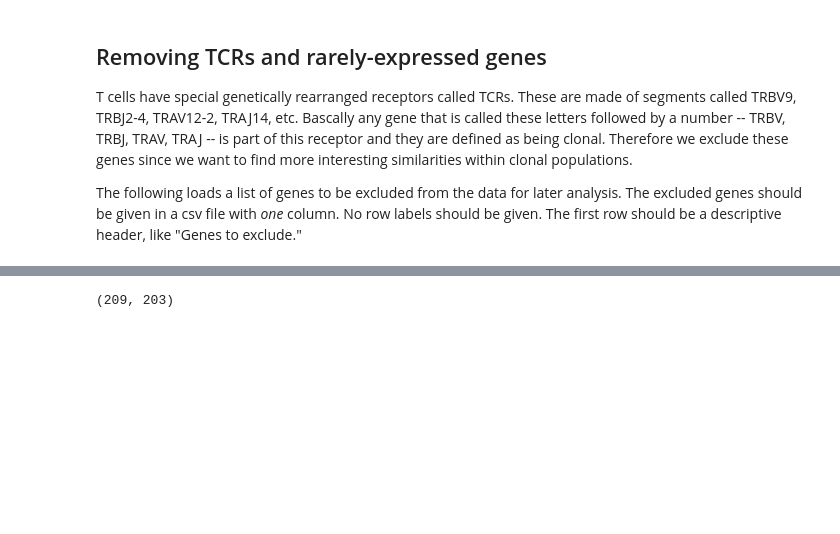
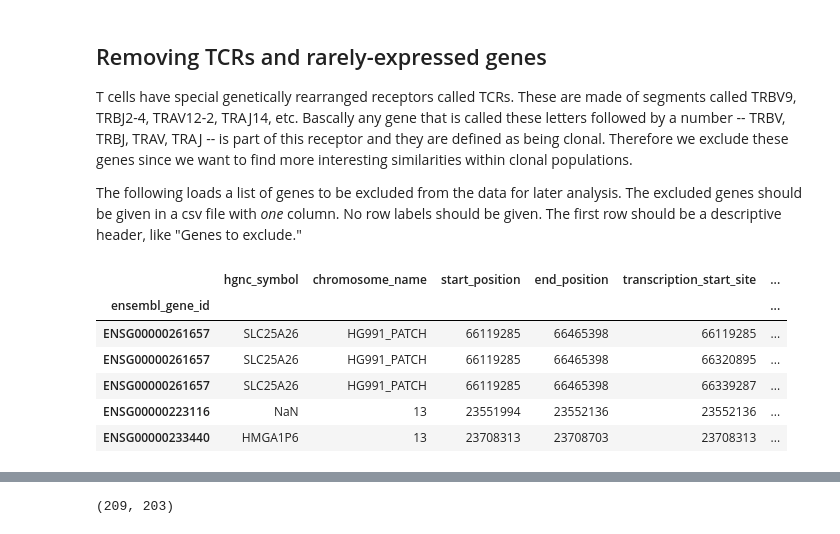
Before and after one commit to PrincessDianasaur/kimmer, a Jupyter notebook: mrn/p9855_mrn.ipynb, the cells around one changed output, grey strips where cells are left out. Cells and saved outputs as stored; diff of their text form; code cells hidden in the pictures; blank space fills up the shorter version.

```diff
--- a/mrn/p9855_mrn.ipynb
+++ b/mrn/p9855_mrn.ipynb
@@ -140,3 +140,13 @@ The following loads a list of genes to be excluded from the data for later analy
 exc_filename = 'TRgenes.csv'  # CHANGE this if needed.  I added TRAC and TRDV3 as requested.
 exc_df = pd.read_csv(exc_filename, sep=',', header=0)
 exclude_genes = exc_df.iloc[:,0].tolist()
+# %%
+ensembl_hgnc_meta_df.head()
+# %% [output]
+|  | hgnc_symbol | chromosome_name | start_position | end_position | transcription_start_site | ... |
+| ensembl_gene_id |  |  |  |  |  | ... |
+| ENSG00000261657 | SLC25A26 | HG991_PATCH | 66119285 | 66465398 | 66119285 | ... |
+| ENSG00000261657 | SLC25A26 | HG991_PATCH | 66119285 | 66465398 | 66320895 | ... |
+| ENSG00000261657 | SLC25A26 | HG991_PATCH | 66119285 | 66465398 | 66339287 | ... |
+| ENSG00000223116 | NaN | 13 | 23551994 | 23552136 | 23552136 | ... |
+| ENSG00000233440 | HMGA1P6 | 13 | 23708313 | 23708703 | 23708313 | ... |
```
Also changed, not shown: parts of 3 cells of this notebook.
